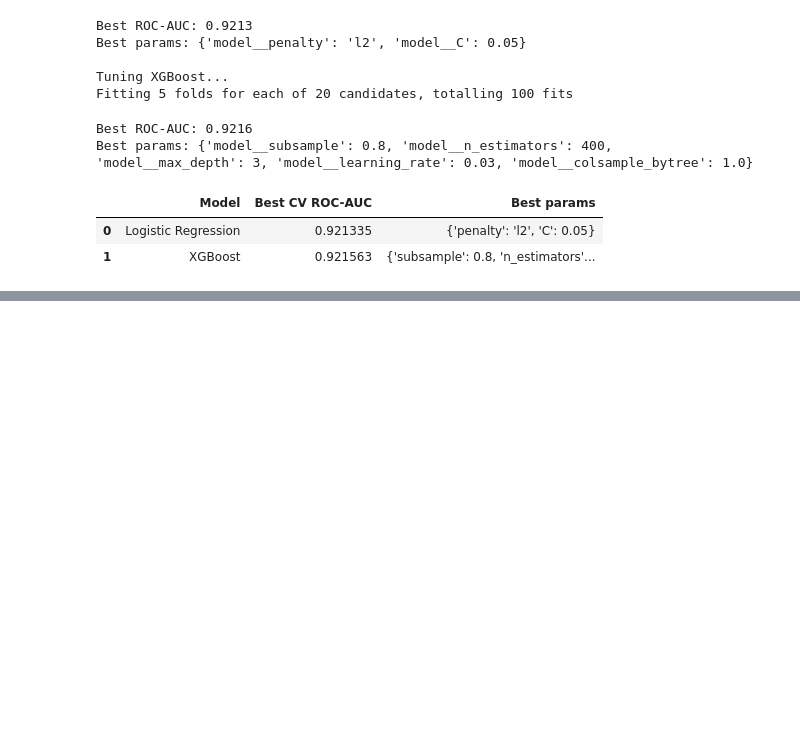
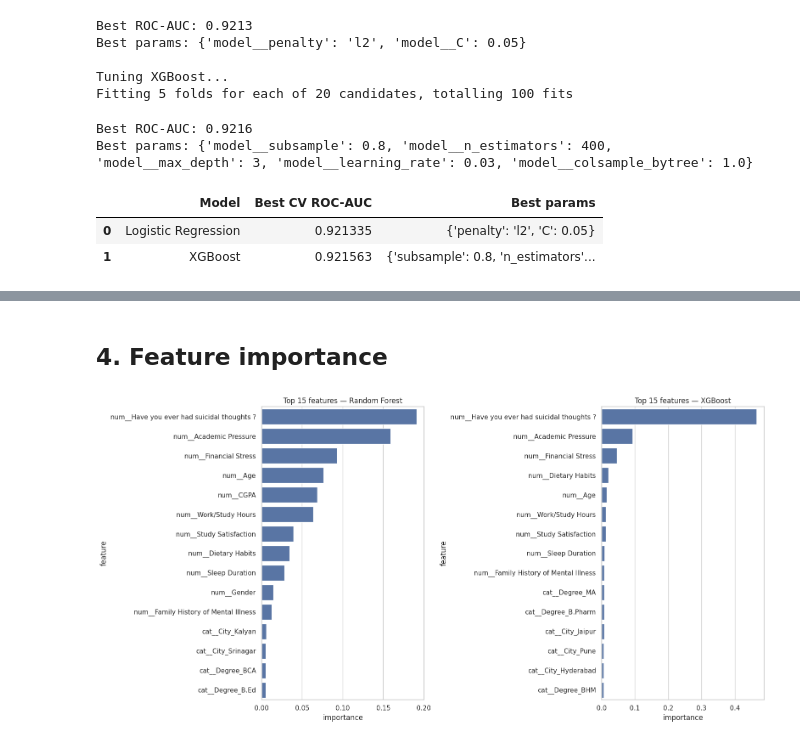
Before and after one commit to JakBialas/Student-Depression-Analysis, a Jupyter notebook: notebooks/03_modeling.ipynb, the cells around one changed output, grey strips where cells are left out. Cells and saved outputs as stored; diff of their text form; code cells hidden in the pictures; blank space fills up the shorter version.

```diff
--- a/notebooks/03_modeling.ipynb
+++ b/notebooks/03_modeling.ipynb
@@ -119,0 +169,11 @@ tuned_summary
+# %% [markdown]
+## 4. Feature importance
+# %%
+fig, axes = plt.subplots(1, 2, figsize=(16, 8))
+plot_feature_importance(final_models["Random Forest"], "Random Forest", top_n=15, ax=axes[0])
+plot_feature_importance(final_models["XGBoost"], "XGBoost", top_n=15, ax=axes[1])
+fig.tight_layout()
+save_fig(fig, "03_feature_importance", figures_dir="../reports/figures")
+plt.show()
+# %% [output]
+[figure, added]
```
Also changed, not shown: parts of 8 cells of this notebook, 6 other files.
